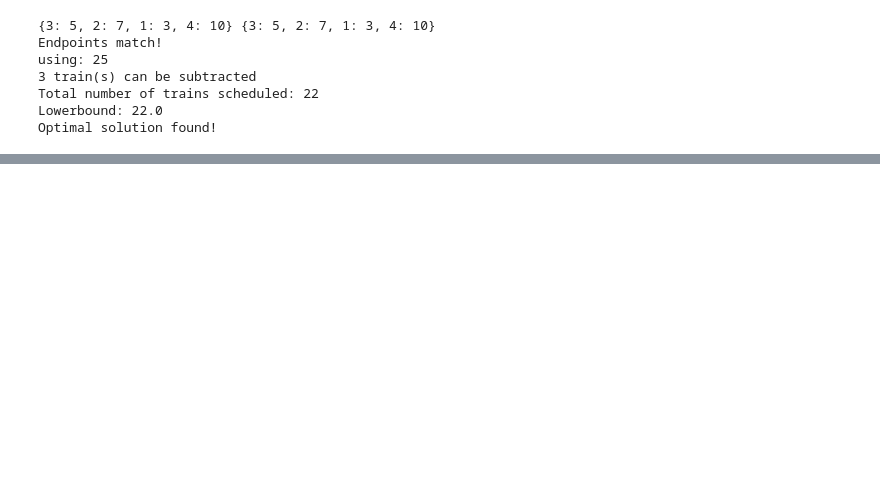
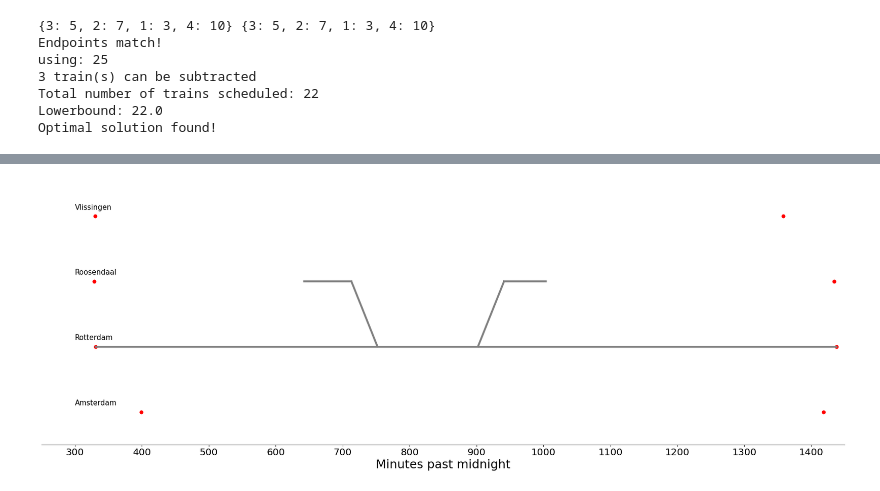
Before and after one commit to Sun-flowerSamurai/train-modelling, a Jupyter notebook: test.ipynb, the cells around one changed output, grey strips where cells are left out. Cells and saved outputs as stored; diff of their text form; code cells hidden in the pictures; blank space fills up the shorter version.

```diff
--- a/test.ipynb
+++ b/test.ipynb
@@ -45,0 +53,14 @@ traintools.highlight_paths(all_trains2, G2)
+# %%
+G = traintools.graph_from_schedule(df, test_train_type)
+to_keep = [(a,b) for a, b, attrs in G.edges(data=True) if (a[0] == b[0] == 2)]
+to_keep += [(a,b) for a, b, attrs in G.edges(data=True) if (a[0] == b[0] == 3) and ((600 <= a[1] <= 710) or (900 <= a[1] <= 1000))]
+to_keep += [(a,b) for a, b, attrs in G.edges(data=True) if (a[0] == 3) and (b[0] == 2) and (700 <= a[1] <= 750)]
+to_keep += [(a,b) for a, b, attrs in G.edges(data=True) if (a[0] == 2) and (b[0] == 3) and (850 <= a[1] <= 950)]
+
+to_remove = [(a,b) for a, b, attrs in G.edges(data=True) if (a, b) not in to_keep]
+
+G.remove_edges_from(to_remove)
+traintools.highlight_paths([], G)
+plt.savefig('images/rerouting_con.pdf', bbox_inches='tight')
+# %% [output]
+[figure, added]
```
Also changed, not shown: parts of 6 cells of this notebook, 12 other files.
